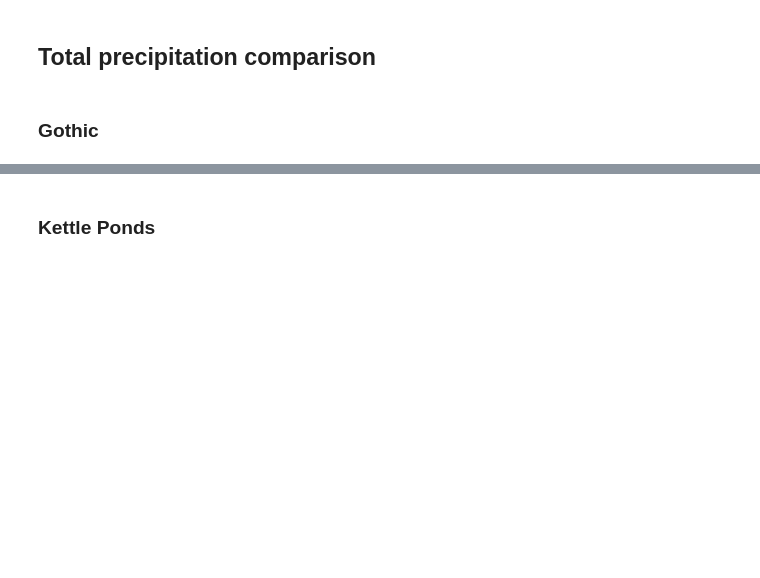
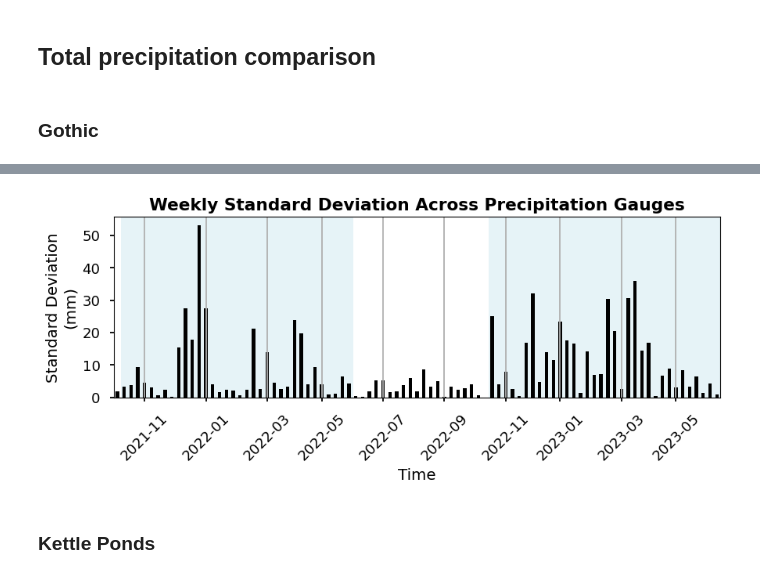
Before and after one commit to dlhogan97/S3-precipitation-rodeo, a Jupyter notebook: 03_analysis/00_total_precipitation_comparisons.ipynb, the cells around one changed output, grey strips where cells are left out. Cells and saved outputs as stored; diff of their text form; code cells hidden in the pictures; blank space fills up the shorter version.

```diff
--- a/03_analysis/00_total_precipitation_comparisons.ipynb
+++ b/03_analysis/00_total_precipitation_comparisons.ipynb
@@ -642,3 +723,39 @@ Figure saved to /home/dlhogan/projects/phd-repos/S3-precipitation-rodeo/04_produ
+# %%
+# merge gt and kp on time
+
+std_df = ds.to_dataframe()[list(ds.data_vars)].resample('7D').sum().std(axis=1)
+# plot std over time with bars and only show every month
+fig, ax = plt.subplots(figsize=(10,3))
+std_df.plot(kind='bar', ax=ax, color='black')
+
+# map timestamps to integer bar positions
+s1 = pd.Timestamp("2021-10-10"); e1 = pd.Timestamp("2022-05-28")
+s2 = pd.Timestamp("2022-10-23"); e2 = pd.Timestamp("2023-06-06")
+s1_pos = np.argmin(np.abs(std_df.index - s1))
+e1_pos = np.argmin(np.abs(std_df.index - e1))
+s2_pos = np.argmin(np.abs(std_df.index - s2))
+e2_pos = np.argmin(np.abs(std_df.index - e2))
+
+# expand by 0.5 so the span covers whole bars
+ax.axvspan(s1_pos - 0.5, e1_pos + 0.5, color='lightblue', alpha=0.3, zorder=0)
+ax.axvspan(s2_pos - 0.5, e2_pos + 0.5, color='lightblue', alpha=0.3, zorder=0)
+# Get every OTHER month (freq='2MS' = every 2 month starts)
+xticks = pd.date_range(start=std_df.index.min()+pd.Timedelta(days=15), end=std_df.index.max(), freq='2MS') # add 15 days to get middle of the month
+xtick_labels = [tick.strftime('%Y-%m') for tick in xticks]
+
+xtick_positions = [np.argmin(np.abs(std_df.index - tick)) for tick in xticks]
+
+ax.set_xticks(xtick_positions)
+ax.set_xticklabels(xtick_labels, rotation=45)
+# buffer the y axis label so its further away from the axis
+# ax.yaxis.labelpad = 20
+ax.set_title('Weekly Standard Deviation Across Precipitation Gauges', weight='bold')
+ax.set_xlabel('Time')
+ax.set_ylabel('Standard Deviation\n(mm)')
+ax.grid(axis='x')
+fig.savefig(os.path.join(OUTPUT_DIR, f"{SITE}_weekly_std_of_precipitation.png"), bbox_inches='tight')
+# %% [output]
+[figure, added]
 # %% [markdown]
 ### Kettle Ponds
 # %%
```
Also changed, not shown: parts of 5 cells of this notebook.
